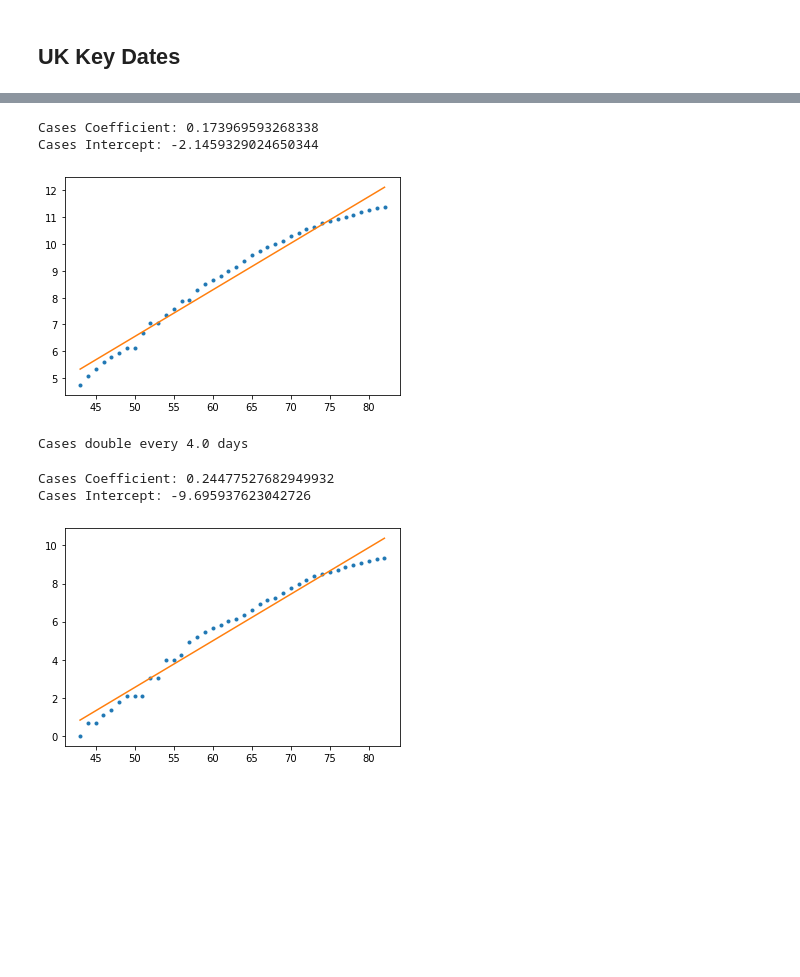
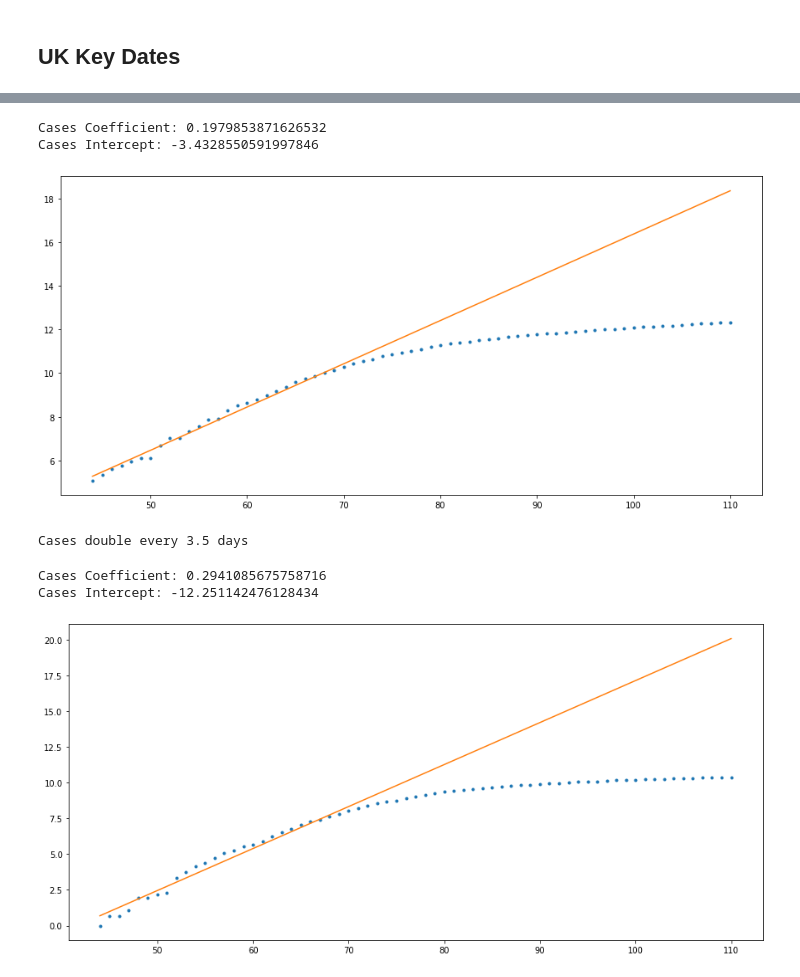
Before and after one commit to jireland88/covid_19_analysis, a Jupyter notebook: UK Covid-19 Analysis.ipynb, the cells around one changed output, grey strips where cells are left out. Saved outputs shown, nothing was run; the diff lists cells and outputs as text; code cells hidden in the pictures; blank space fills up the shorter version.

```diff
--- a/UK Covid-19 Analysis.ipynb
+++ b/UK Covid-19 Analysis.ipynb
@@ -110,37 +141,40 @@ print(df_uk_log.head(5))
 X = np.array(df_uk_log["Days Past"]).reshape(-1,1)
 y = np.array(df_uk_log["Confirmed Cases"]).reshape(-1,1)
 
-cases_reg = LinearRegression().fit(X, y)
+cases_reg = LinearRegression().fit(X[:30], y[:30])
 
 m = cases_reg.coef_[0][0]
 b = cases_reg.intercept_[0]
 
+r = m # for computing R0 later
+
 print("Cases Coefficient: " + str(m))
 print("Cases Intercept: " + str(b))
 # %% [output]
-Cases Coefficient: 0.173969593268338
-Cases Intercept: -2.1459329024650344
+Cases Coefficient: 0.1979853871626532
+Cases Intercept: -3.4328550591997846
 # %%
+plt.figure(figsize=(15,7))
 plt.plot(X, y, '.')
 
 y = m*X + b
 
 plt.plot(X, y, '-')
 plt.show()
 # %% [output]
-[figure, old version]
+[figure, new version]
 # %%
 cases_doubling_time = np.log(2)/m
 print("Cases double every %.1f days" % cases_doubling_time)
 # %% [output]
-Cases double every 4.0 days
+Cases double every 3.5 days
 # %%
 # now we can regress
 
 X = np.array(df_uk_log["Days Past"]).reshape(-1,1)
 y = np.array(df_uk_log["Deaths"]).reshape(-1,1)
 
-deaths_reg = LinearRegression().fit(X, y)
+deaths_reg = LinearRegression().fit(X[:30], y[:30])
 
 m = deaths_reg.coef_[0][0]
 b = deaths_reg.intercept_[0]
@@ -148,9 +182,10 @@ b = deaths_reg.intercept_[0]
 print("Cases Coefficient: " + str(m))
 print("Cases Intercept: " + str(b))
 # %% [output]
-Cases Coefficient: 0.24477527682949932
-Cases Intercept: -9.695937623042726
+Cases Coefficient: 0.2941085675758716
+Cases Intercept: -12.251142476128434
 # %%
+plt.figure(figsize=(15,7))
 plt.plot(X, y, '.')
 
 y = m*X + b
@@ -158,7 +193,7 @@ y = m*X + b
 plt.plot(X, y, '-')
 plt.show()
 # %% [output]
-[figure, old version]
+[figure, new version]
 # %%
 deaths_doubling_time = np.log(2)/m
 print("Deaths double every %.1f days" % deaths_doubling_time)
```
Also changed, not shown: parts of 36 cells of this notebook.
